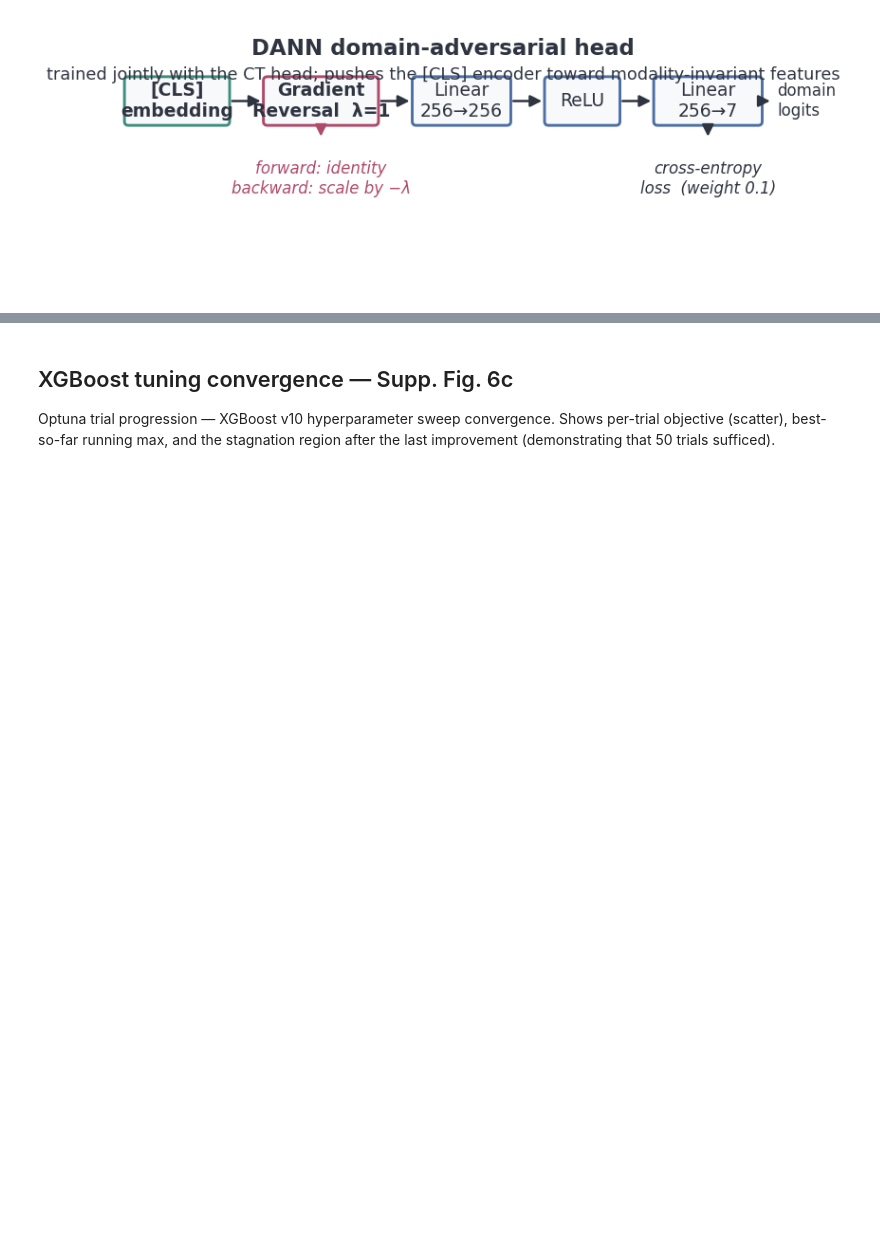
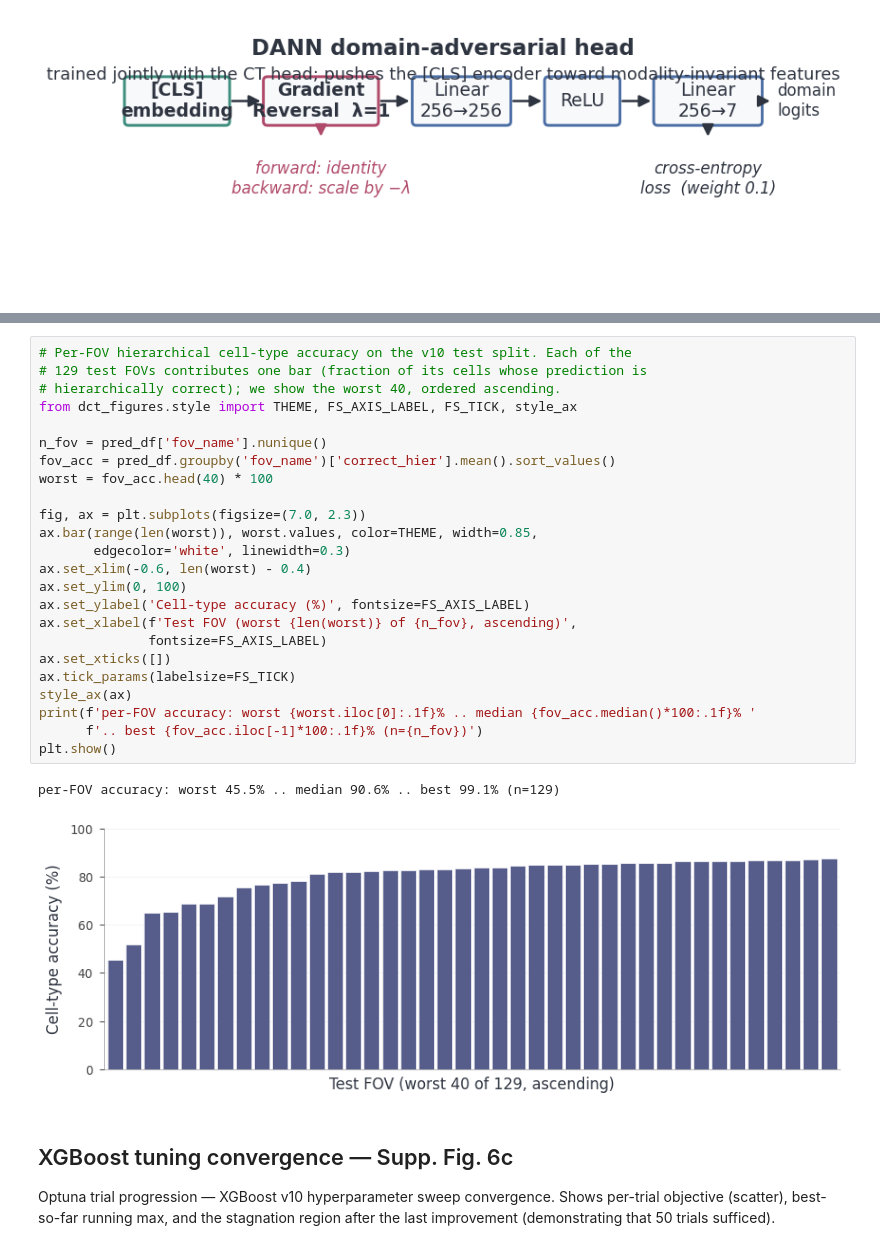
Before and after one commit to vanvalenlab/DeepCellTypes-2026_Wang_et_al, a Jupyter notebook: notebooks/classification.ipynb, the cells around one changed output, grey strips where cells are left out. Saved outputs shown, nothing was run; the diff lists cells and outputs as text; blank space fills up the shorter version.

```diff
--- a/notebooks/classification.ipynb
+++ b/notebooks/classification.ipynb
@@ -589,3 +593,30 @@ plt.show()
+# %%
+# Per-FOV hierarchical cell-type accuracy on the v10 test split. Each of the
+# 129 test FOVs contributes one bar (fraction of its cells whose prediction is
+# hierarchically correct); we show the worst 40, ordered ascending.
+from dct_figures.style import THEME, FS_AXIS_LABEL, FS_TICK, style_ax
+
+n_fov = pred_df['fov_name'].nunique()
+fov_acc = pred_df.groupby('fov_name')['correct_hier'].mean().sort_values()
+worst = fov_acc.head(40) * 100
+
+fig, ax = plt.subplots(figsize=(7.0, 2.3))
+ax.bar(range(len(worst)), worst.values, color=THEME, width=0.85,
+       edgecolor='white', linewidth=0.3)
+ax.set_xlim(-0.6, len(worst) - 0.4)
+ax.set_ylim(0, 100)
+ax.set_ylabel('Cell-type accuracy (%)', fontsize=FS_AXIS_LABEL)
+ax.set_xlabel(f'Test FOV (worst {len(worst)} of {n_fov}, ascending)',
+              fontsize=FS_AXIS_LABEL)
+ax.set_xticks([])
+ax.tick_params(labelsize=FS_TICK)
+style_ax(ax)
+print(f'per-FOV accuracy: worst {worst.iloc[0]:.1f}% .. median {fov_acc.median()*100:.1f}% '
+      f'.. best {fov_acc.iloc[-1]*100:.1f}% (n={n_fov})')
+plt.show()
+# %% [output]
+per-FOV accuracy: worst 45.5% .. median 90.6% .. best 99.1% (n=129)
+[figure, added]
 # %% [markdown]
 ## XGBoost tuning convergence — Supp. Fig. 6c
 
```
Also changed, not shown: parts of 2 cells of this notebook.
